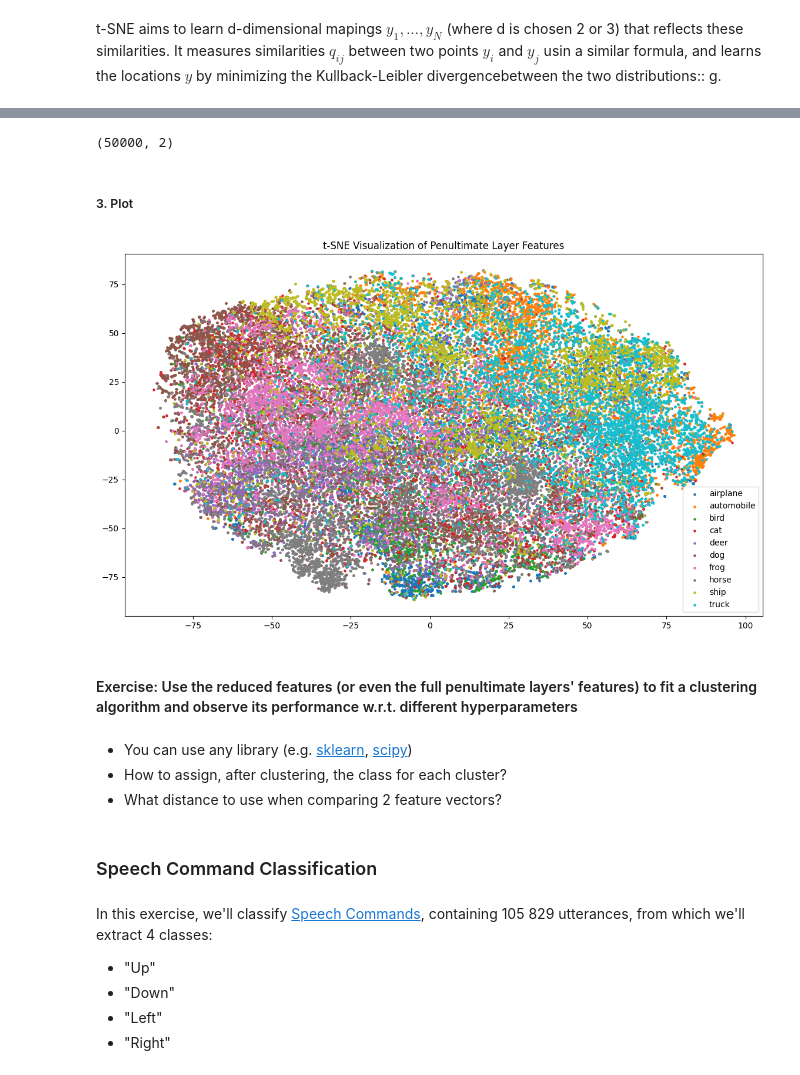
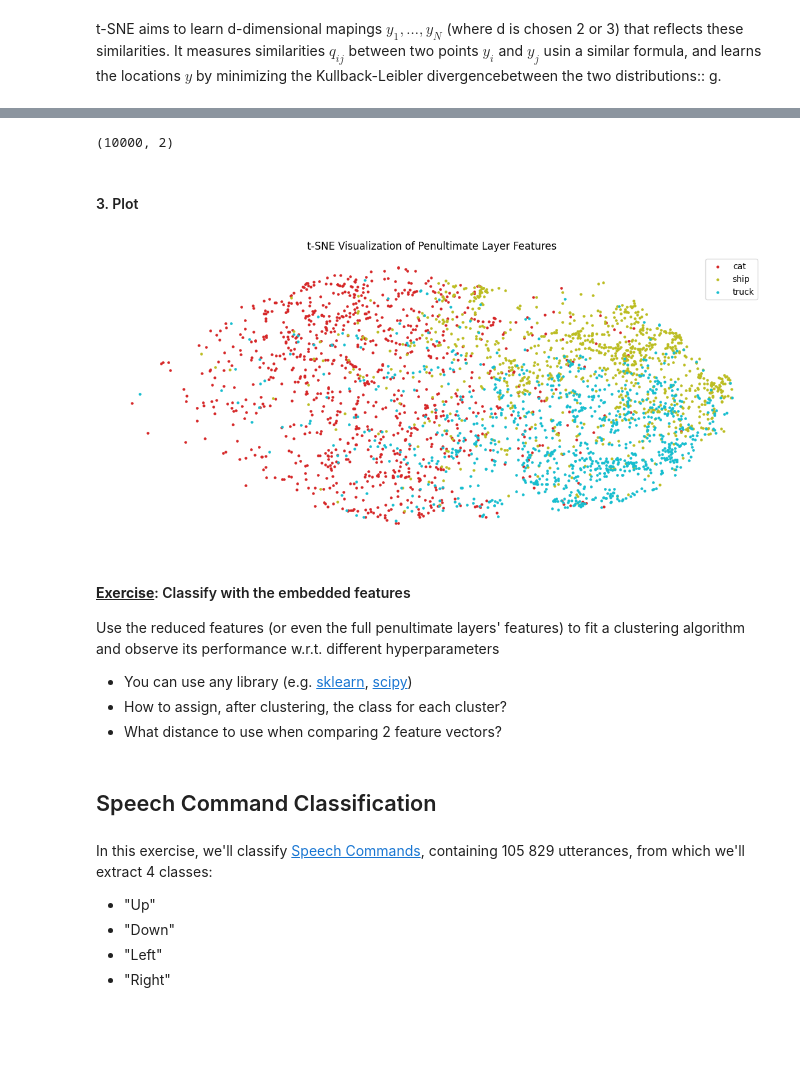
Before and after one commit to Vladimirescu/BIOSINF_IA2, a Jupyter notebook: L1/fully_connected.ipynb, the cells around one changed output, grey strips where cells are left out. Cells and saved outputs as stored; diff of their text form; code cells hidden in the pictures; blank space fills up the shorter version.

```diff
--- a/L1/fully_connected.ipynb
+++ b/L1/fully_connected.ipynb
@@ -752,20 +818,14 @@ import torchvision.transforms as transforms
 from torchvision.datasets import CIFAR10
 
 transform = transforms.Compose([
-    # transforms.Resize((16, 16)),
+    transforms.Resize((16, 16)),
     # transforms.Grayscale(),
     transforms.ToTensor(),
-    transforms.Normalize(0.5, 0.5),
+    # transforms.Normalize(),
 ])
 
-cifar10_train = CIFAR10(root='./data', train=True, download=True, transform=transform)
-cifar10_test = CIFAR10(root='./data', train=False, download=True, transform=transform)
-
-print("Train images: ", len(cifar10_train))
-print("Test images: ", len(cifar10_test))
-image, label = cifar10_train[0]
-print("Image size: ", image.shape)
-print("Label to index mapping: ", cifar10_train.class_to_idx)
+cifar10_train = CIFAR10(root='./torch_data', train=True, download=True, transform=transform)
+cifar10_test = CIFAR10(root='./torch_data', train=False, download=True, transform=transform)
 # %% [output]
 Files already downloaded and verified
 Files already downloaded and verified
@@ -854,7 +914,9 @@ class GenericFCNN(nn.Module):
 # %% [markdown]
 Define model hyperparameters:
 # %%
-input_size = 1 * 16 * 16
+input_size = image.shape[0] * image.shape[1] * image.shape[2]
 output_size = 10
-hidden_sizes = [128, 64]
+hidden_sizes = [128, 128, 64]
 activation_fn = nn.ReLU()
+
+model = GenericFCNN(input_size, output_size, hidden_sizes, activation_fn)
@@ -969,7 +1022,7 @@ all_features = None
 all_labels = None
 
 with torch.no_grad():
-    for images, labels in cifar10_train_loader:
+    for images, labels in cifar10_test_loader:
         images, labels = images.to(device), labels.to(device)
 
         flattened = input_transform(images)
@@ -1002,5 +1055,5 @@ $$\mathrm{KL}[P \| Q]=\sum_{i \neq j} p_{i j} \log \frac{p_{i j}}{q_{i j}}$$
 # %%
 from sklearn.manifold import TSNE
 
-tsne = TSNE(n_components=2, random_state=42)
+tsne = TSNE(n_components=2, random_state=42, verbose=2, max_iter=300)
 reduced_features = tsne.fit_transform(all_features)
@@ -1007,6 +1078,6 @@ reduced_features = tsne.fit_transform(all_features)
 # %%
 reduced_features.shape
 # %% [output]
-(50000, 2)
+(10000, 2)
 # %% [markdown]
-##### 3. Plot
+#### 3. Plot
@@ -1017,22 +1084,31 @@ class_idx = [x[1] for x in labels_idx]
 # %%
 import matplotlib
 from matplotlib.axes._axes import _log as matplotlib_axes_logger
 matplotlib_axes_logger.setLevel('ERROR')
 
-fig, ax = plt.subplots(figsize=(14, 8))
-cmap = matplotlib.cm.get_cmap('tab10', len(class_idx))
-for i, c in enumerate(class_idx):
+labels_idx = [(k, v) for k, v in cifar10_train.class_to_idx.items()]
+class_labels = [x[0] for x in labels_idx]
+classes_to_plot = [3, 8, 9]
+
+fig, ax = plt.subplots(figsize=(14, 6))
+cmap = matplotlib.cm.get_cmap('tab10', 10)
+for c in classes_to_plot:
     mask = (all_labels == c)
     cs = [c] * np.sum(mask)
-    ax.scatter(reduced_features[mask, 0], reduced_features[mask, 1], c=cmap(c), label=class_labels[i], s=5)
+    ax.scatter(reduced_features[mask, 0], reduced_features[mask, 1], c=cmap(c), label=class_labels[c], s=5)
+
 ax.legend()
 plt.title('t-SNE Visualization of Penultimate Layer Features')
+plt.grid()
+plt.axis("off")
 plt.show()
 # %% [output]
-[figure, old version]
+[figure, new version]
 # %% [markdown]
-#### Exercise: Use the reduced features (or even the full penultimate layers' features) to fit a clustering algorithm and observe its performance w.r.t. different hyperparameters
+ #### **<u>Exercise</u>**: Classify with the embedded features
+
+ Use the reduced features (or even the full penultimate layers' features) to fit a clustering algorithm and observe its performance w.r.t. different hyperparameters
+
+ - You can use any library (e.g. [sklearn](https://scikit-learn.org/stable/modules/clustering.html), [scipy](https://docs.scipy.org/doc/scipy/reference/cluster.html))
+- How to assign, after clustering, the class for each cluster?
+- What distance to use when comparing 2 feature vectors?
-# %% [markdown]
-- You can use any library (e.g. [sklearn](https://scikit-learn.org/stable/modules/clustering.html), [scipy](https://docs.scipy.org/doc/scipy/reference/cluster.html))
-- How to assign, after clustering, the class for each cluster?
-- What distance to use when comparing 2 feature vectors?
@@ -1045,5 +1115,5 @@ plt.show()
 # %% [markdown]
-### Speech Command Classification <a class="anchor" id="speech"></a>
+## Speech Command Classification <a class="anchor" id="speech"></a>
 # %% [markdown]
 In this exercise, we'll classify [Speech Commands](https://arxiv.org/abs/1804.03209), containing 105 829 utterances, from which we'll extract 4 classes:
 - "Up"
```
Also changed, not shown: parts of 66 cells of this notebook, 7 other files.
